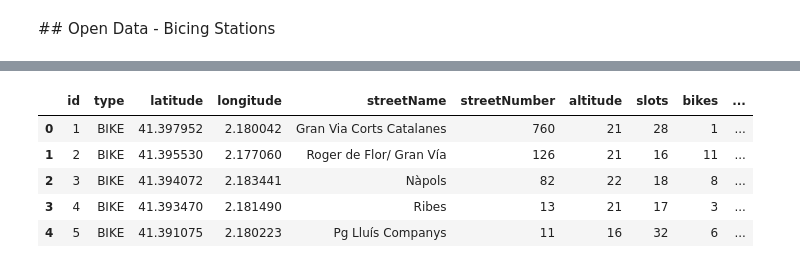
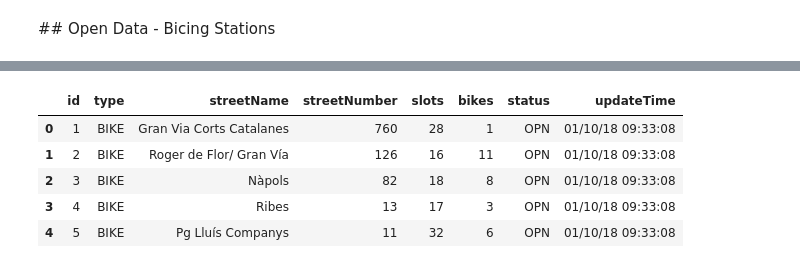
Before and after one commit to jonathan9879/barcelona_data, a Jupyter notebook: Data_tables.ipynb, the cells around one changed output, grey strips where cells are left out. Saved outputs shown, nothing was run; the diff lists cells and outputs as text; code cells hidden in the pictures.

```diff
--- a/Data_tables.ipynb
+++ b/Data_tables.ipynb
@@ -276,12 +281,14 @@ ParserError: Error tokenizing data. C error: Expected 6 fields in line 10, saw 7
 # %%
 bicing_stations1018 = pd.read_csv('https://opendata-ajuntament.barcelona.cat/resources/bcn/2018_10_Octubre_BICING_ESTACIONS.csv')
-bicing_stations1018.head()
-# %% [output]
-|  | id | type | latitude | longitude | streetName | streetNumber | altitude | slots | bikes | ... |
-| 0 | 1 | BIKE | 41.397952 | 2.180042 | Gran Via Corts Catalanes | 760 | 21 | 28 | 1 | ... |
-| 1 | 2 | BIKE | 41.395530 | 2.177060 | Roger de Flor/ Gran Vía | 126 | 21 | 16 | 11 | ... |
-| 2 | 3 | BIKE | 41.394072 | 2.183441 | Nàpols | 82 | 22 | 18 | 8 | ... |
-| 3 | 4 | BIKE | 41.393470 | 2.181490 | Ribes | 13 | 21 | 17 | 3 | ... |
-| 4 | 5 | BIKE | 41.391075 | 2.180223 | Pg Lluís Companys | 11 | 16 | 32 | 6 | ... |
+# %%
+drop_columns(bicing_stations1018, ['latitude', 'longitude', 'altitude', 'nearbyStations'])
+bicing_stations1018.head()
+# %% [output]
+|  | id | type | streetName | streetNumber | slots | bikes | status | updateTime |
+| 0 | 1 | BIKE | Gran Via Corts Catalanes | 760 | 28 | 1 | OPN | 01/10/18 09:33:08 |
+| 1 | 2 | BIKE | Roger de Flor/ Gran Vía | 126 | 16 | 11 | OPN | 01/10/18 09:33:08 |
+| 2 | 3 | BIKE | Nàpols | 82 | 18 | 8 | OPN | 01/10/18 09:33:08 |
+| 3 | 4 | BIKE | Ribes | 13 | 17 | 3 | OPN | 01/10/18 09:33:08 |
+| 4 | 5 | BIKE | Pg Lluís Companys | 11 | 32 | 6 | OPN | 01/10/18 09:33:08 |
 # %%
 bicing_stations1118 = pd.read_csv('https://opendata-ajuntament.barcelona.cat/data/dataset/fa94d2f3-3428-47b8-9f2b-f1e4423e745a/resource/b289555d-db77-4c5b-bd44-b046d7de4147/download/2018_11_novembre_bicing_estacions.csv')
```
Also changed, not shown: parts of 12 cells of this notebook.
